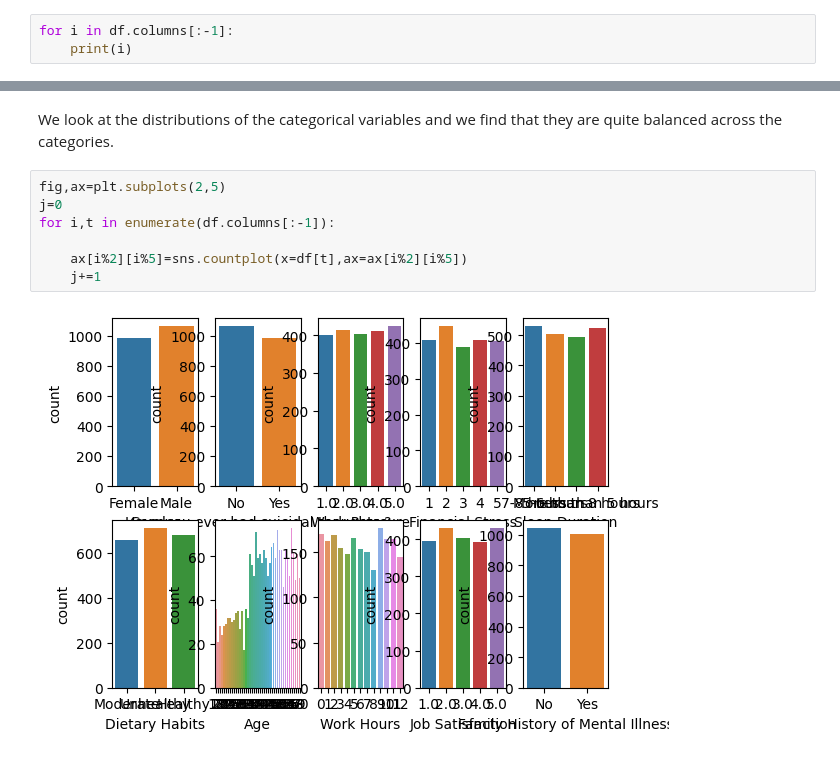
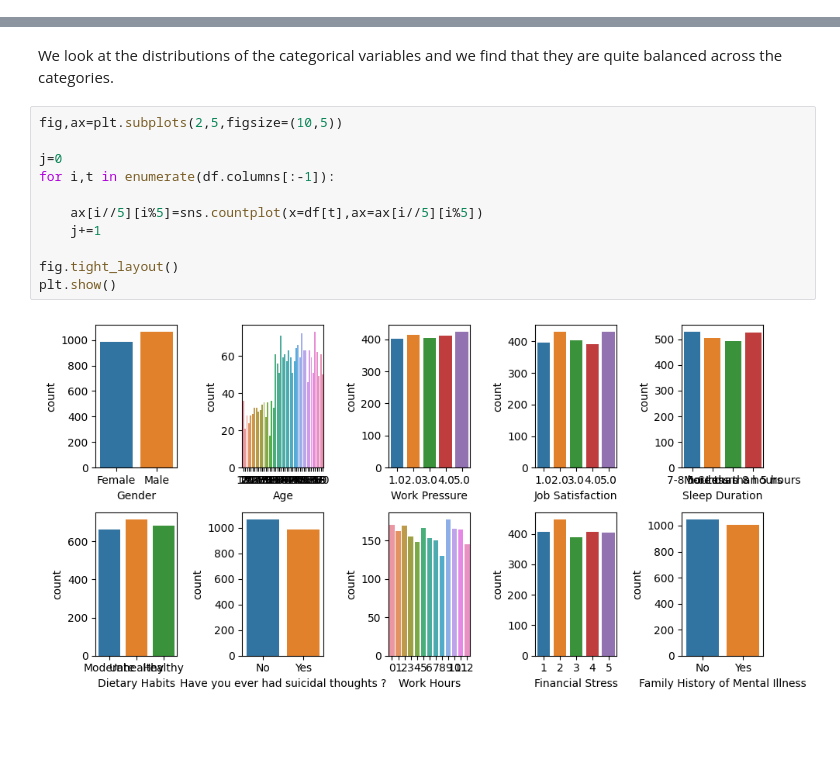
Before and after one commit to jojoroy/Depression, a Jupyter notebook: depression.ipynb, the cells around one changed output, grey strips where cells are left out. Drawn from its saved outputs; the diff is of its cells as text; blank space fills up the shorter version.

```diff
--- a/depression.ipynb
+++ b/depression.ipynb
@@ -74,6 +89,3 @@ Index(['Gender', 'Age', 'Work Pressure', 'Job Satisfaction', 'Sleep Duration',
        'Dietary Habits', 'Have you ever had suicidal thoughts ?', 'Work Hours',
        'Financial Stress', 'Family History of Mental Illness', 'Depression'],
       dtype='object')
-# %%
-for i in df.columns[:-1]:
-    print(i)
@@ -91,11 +92,15 @@ Family History of Mental Illness
 # %% [markdown]
 We look at the distributions of the categorical variables and we find that they are quite balanced across the categories.
 # %%
-fig,ax=plt.subplots(2,5)
+fig,ax=plt.subplots(2,5,figsize=(10,5))
+
 j=0
 for i,t in enumerate(df.columns[:-1]):
 
-    ax[i%2][i%5]=sns.countplot(x=df[t],ax=ax[i%2][i%5])
+    ax[i//5][i%5]=sns.countplot(x=df[t],ax=ax[i//5][i%5])
     j+=1
+
+fig.tight_layout()
+plt.show()
 # %% [output]
-[figure, old version]
+[figure, new version]
```
Also changed, not shown: parts of 5 cells of this notebook.
